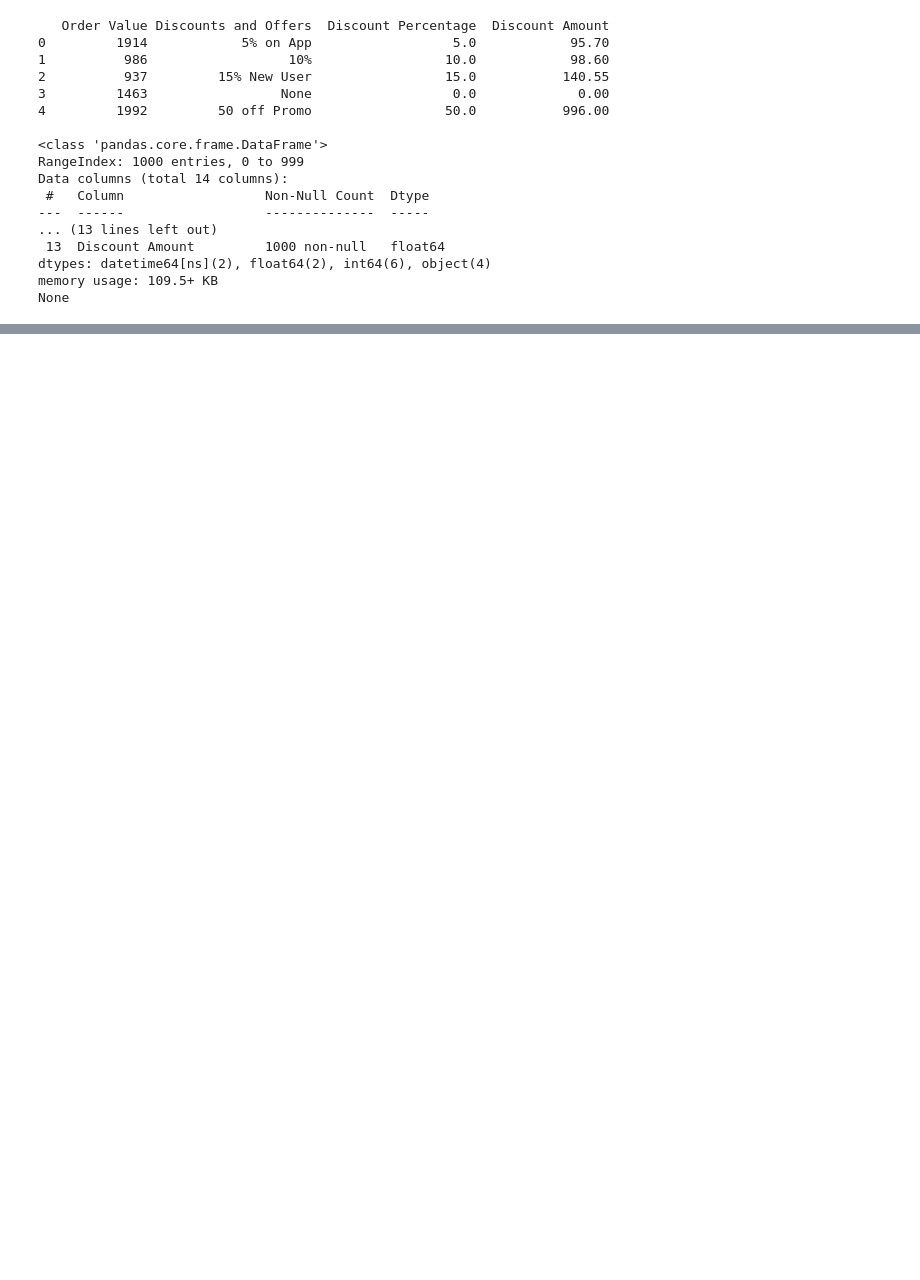
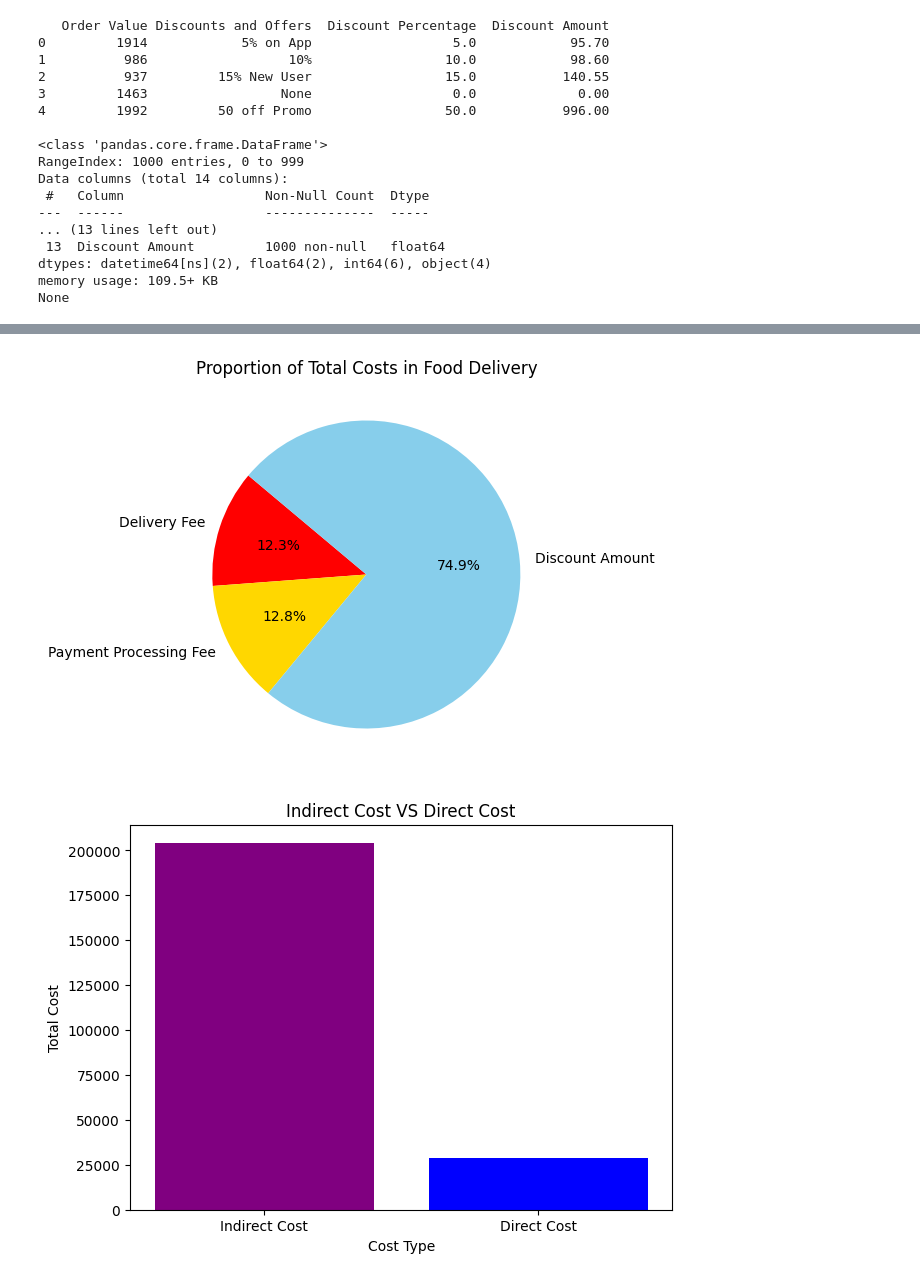
Before and after one commit to jeongseoho/food_delivery, a Jupyter notebook: food_delivery.ipynb, the cells around one changed output, grey strips where cells are left out. Drawn from its saved outputs; the diff is of its cells as text; code cells hidden in the pictures; blank space fills up the shorter version.

Commit message:
Detailed Cost Analysis has been updated

```diff
--- a/food_delivery.ipynb
+++ b/food_delivery.ipynb
@@ -110,0 +136,7 @@ None
+# %%
+# Calculate direct, indirect and total costs
+
+food['Direct Cost'] = food['Delivery Fee']
+food['Indirect Cost'] = food['Payment Processing Fee'] + food['Discount Amount']
+food['Total Cost'] = food['Direct Cost'] + food['Indirect Cost']
+food.info()
@@ -110,0 +161,20 @@ None
+# %%
+# Look into the proportion of the cost
+
+# Figure 1 - Proportion of Total Costs
+costs_detail = food[['Delivery Fee', 'Payment Processing Fee', 'Discount Amount']].sum()
+plt.figure(figsize=(7, 5))
+plt.pie(costs_detail, labels=costs_detail.index, autopct='%1.1f%%', startangle=140, colors=['red', 'gold', 'skyblue'])
+plt.title('Proportion of Total Costs in Food Delivery')
+plt.show()
+
+# Figure 2 - Comparing indirect and direct cost
+plt.figure(figsize=(7, 5))
+plt.bar(x=['Indirect Cost', 'Direct Cost'], height=[food['Indirect Cost'].sum(), food['Direct Cost'].sum()], color=['purple', 'blue'])
+plt.title('Indirect Cost VS Direct Cost')
+plt.xlabel('Cost Type')
+plt.ylabel('Total Cost')
+plt.show()
+# %% [output]
+[figure, added]
+[figure, added]
```
Also changed, not shown: parts of 20 cells of this notebook.
